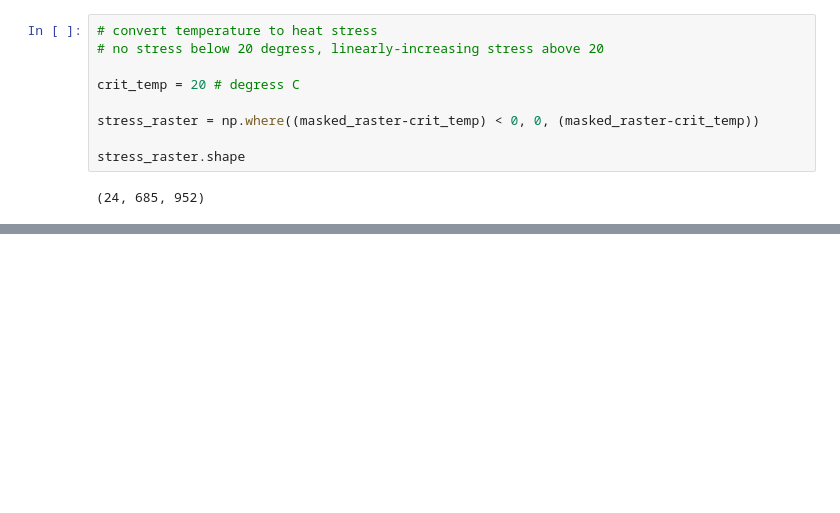
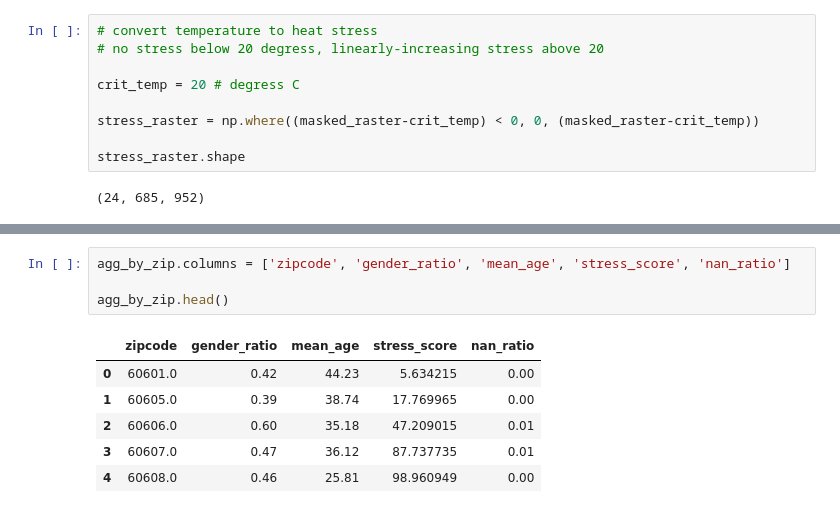
Before and after one commit to kywch/geo-colab, a Jupyter notebook: Generate_Chicago_Traces.ipynb, the cells around one changed output, grey strips where cells are left out. Cells and saved outputs as stored; diff of their text form; blank space fills up the shorter version.

```diff
--- a/Generate_Chicago_Traces.ipynb
+++ b/Generate_Chicago_Traces.ipynb
@@ -501,0 +446,11 @@ NameError: ignored
+# %%
+agg_by_zip.columns = ['zipcode', 'gender_ratio', 'mean_age', 'stress_score', 'nan_ratio']
+
+agg_by_zip.head()
+# %% [output]
+|  | zipcode | gender_ratio | mean_age | stress_score | nan_ratio |
+| 0 | 60601.0 | 0.42 | 44.23 | 5.634215 | 0.00 |
+| 1 | 60605.0 | 0.39 | 38.74 | 17.769965 | 0.00 |
+| 2 | 60606.0 | 0.60 | 35.18 | 47.209015 | 0.01 |
+| 3 | 60607.0 | 0.47 | 36.12 | 87.737735 | 0.01 |
+| 4 | 60608.0 | 0.46 | 25.81 | 98.960949 | 0.00 |
```
Also changed, not shown: parts of 25 cells of this notebook.
